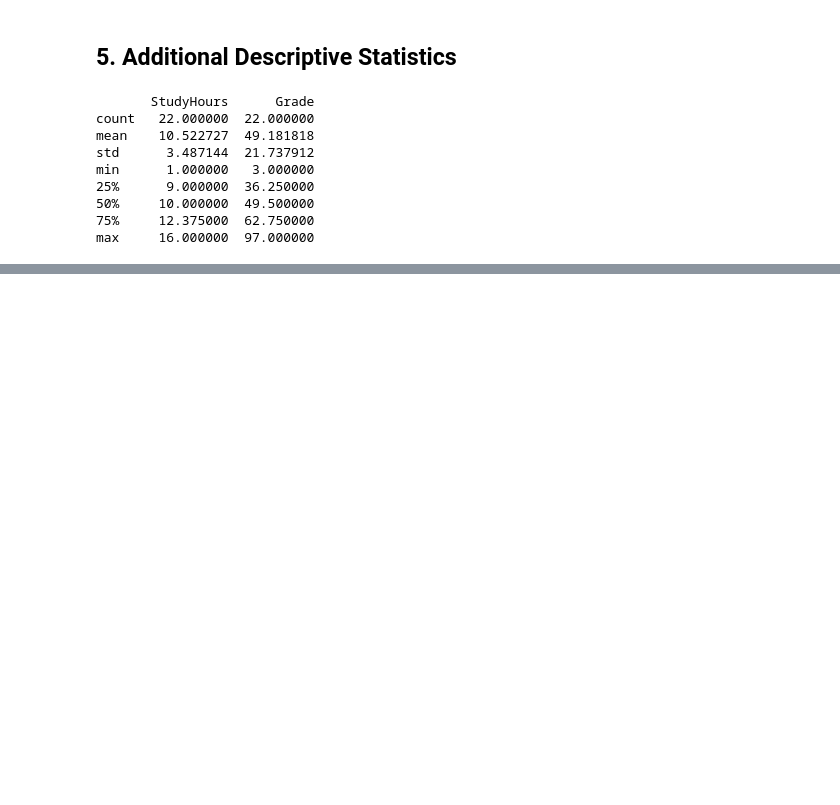
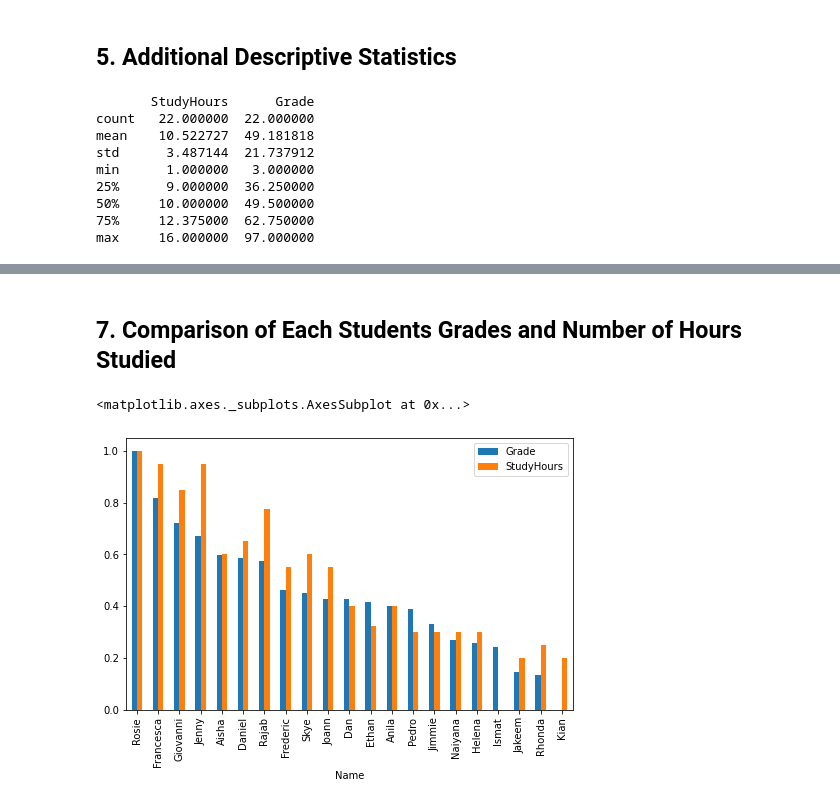
Before and after one commit to guypwhunt/regression_machine_learning, a Jupyter notebook: data_exploration.ipynb, the cells around one changed output, grey strips where cells are left out. Saved outputs shown, nothing was run; the diff lists cells and outputs as text; code cells hidden in the pictures; blank space fills up the shorter version.

```diff
--- a/data_exploration.ipynb
+++ b/data_exploration.ipynb
@@ -435,0 +468,7 @@ max     16.000000  97.000000
+# %% [markdown]
+## 7. Comparison of Each Students Grades and Number of Hours Studied
+# %%
+df_sample.plot(x='Name', y=['Grade','StudyHours'], kind='bar', figsize=(8,5))
+# %% [output]
+<matplotlib.axes._subplots.AxesSubplot at 0x...>
+[figure, added]
```
Also changed, not shown: parts of 13 cells of this notebook, 1 other file.
